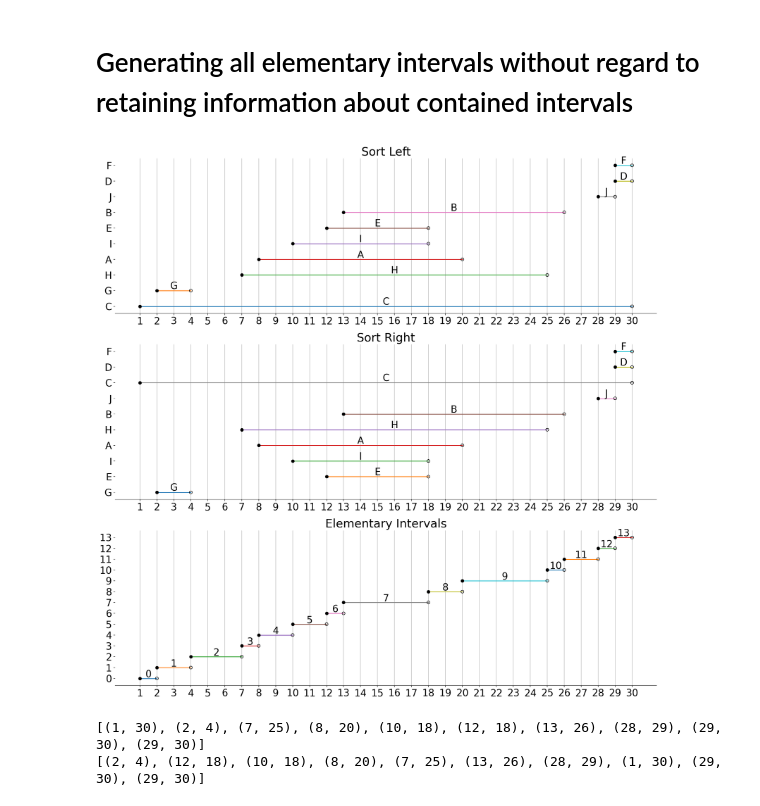
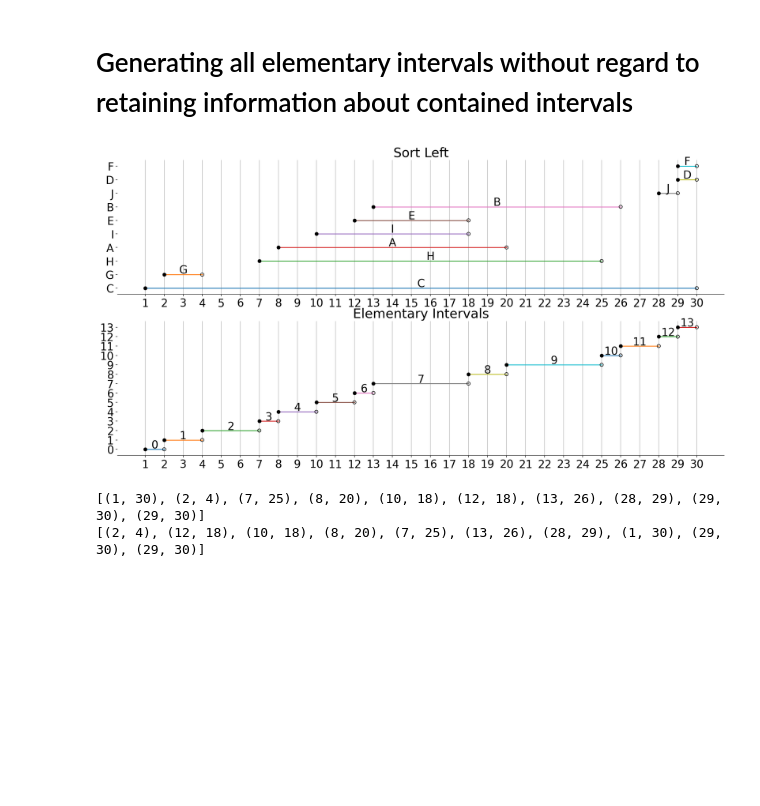
Before and after one commit to sbooeshaghi/intervals, a Jupyter notebook: notebooks/elementary_intervals.ipynb, the cells around one changed output. Saved outputs shown, nothing was run; the diff lists cells and outputs as text; code cells hidden in the pictures; blank space fills up the shorter version.

```diff
--- a/notebooks/elementary_intervals.ipynb
+++ b/notebooks/elementary_intervals.ipynb
@@ -225,15 +225,14 @@ elem.sort()
 elem_itv = [(elem[i-1], elem[i]) for i in range(1,len(elem))]
 elem_len = [y-x for x, y in elem_itv]
 # %%
-fig, ax = plt.subplots(figsize=(20,20), nrows=3)
+fig, ax = plt.subplots(figsize=(20,10), nrows=2)
 
 plot_itvs(l, llengths, lvals, "Sort Left", ax[0])
-plot_itvs(r, rlengths, rvals, "Sort Right", ax[1])
-plot_itvs(elem_itv, elem_len, range(len(elem_itv)), "Elementary Intervals", ax[2])
+plot_itvs(elem_itv, elem_len, range(len(elem_itv)), "Elementary Intervals", ax[1])
 
 fig.show()
 # %% [output]
-[figure, old version]
+[figure, new version]
 # %%
 print(l)
 print(r)
```
